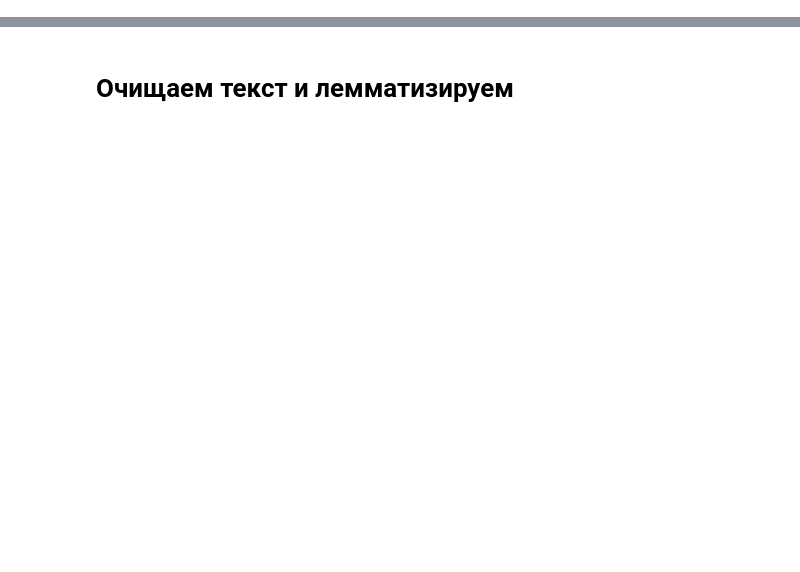
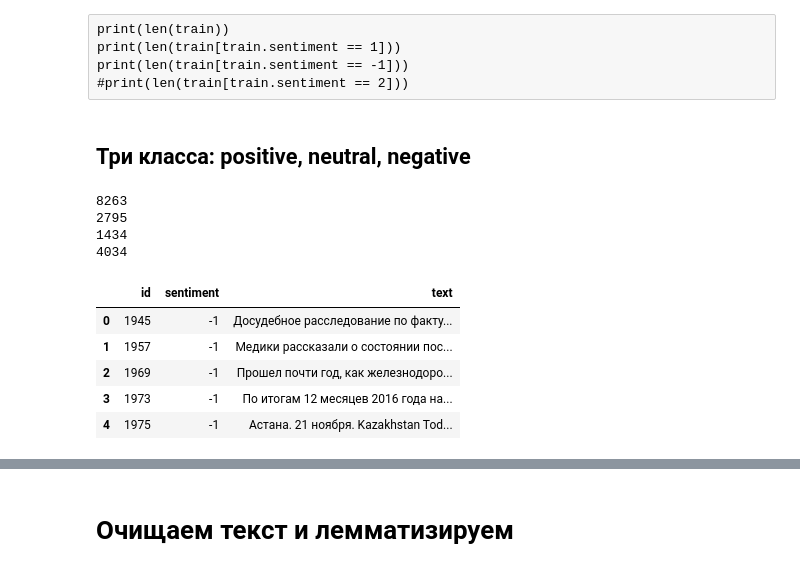
Before and after one commit to sureepoup/Sentiment_analysis_of_news_articles, a Jupyter notebook: Data_sentiment.ipynb, the cells around one changed output, grey strips where cells are left out. Cells and saved outputs as stored; diff of their text form; code cells hidden in the pictures; blank space fills up the shorter version.

```diff
--- a/Data_sentiment.ipynb
+++ b/Data_sentiment.ipynb
@@ -13,2 +23,9 @@ from sklearn.model_selection import cross_val_score,KFold
+# %% [raw]
+print(len(train))
+print(len(train[train.sentiment == 1]))
+print(len(train[train.sentiment == -1]))
+#print(len(train[train.sentiment == 2]))
+# %% [markdown]
+## Три класса: positive, neutral, negative
 # %%
 train = pd.read_json('train.json',encoding = 'UTF-8')
@@ -19,4 +34,23 @@ train['sentiment'] = train['sentiment'].replace(['positive' ,'negative'],[1,0])
 # задаем целевую переменную
 target = train['sentiment']
+# %%
+print(len(train))
+print(len(train[train.sentiment == 1]))
+print(len(train[train.sentiment == -1]))
+print(len(train[train.sentiment == 0]))
+# %% [output]
+8263
+2795
+1434
+4034
 # %%
 test_data = pd.read_json('test.json',encoding = 'UTF-8')
+# %%
+train.head()
+# %% [output]
+|  | id | sentiment | text |
+| 0 | 1945 | -1 | Досудебное расследование по факту... |
+| 1 | 1957 | -1 | Медики рассказали о состоянии пос... |
+| 2 | 1969 | -1 | Прошел почти год, как железнодоро... |
+| 3 | 1973 | -1 | По итогам 12 месяцев 2016 года на... |
+| 4 | 1975 | -1 | Астана. 21 ноября. Kazakhstan Tod... |
```
Also changed, not shown: parts of 23 cells of this notebook, 2 other files.
